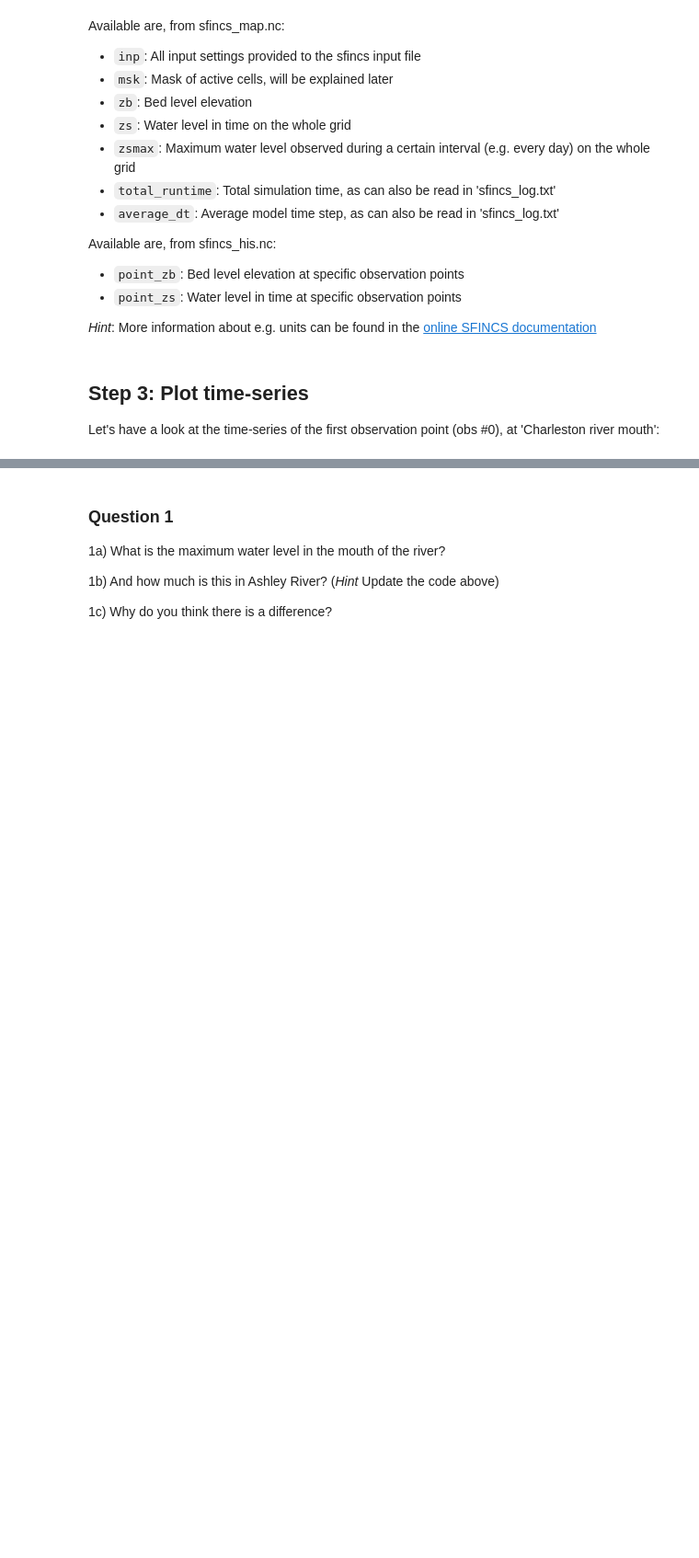
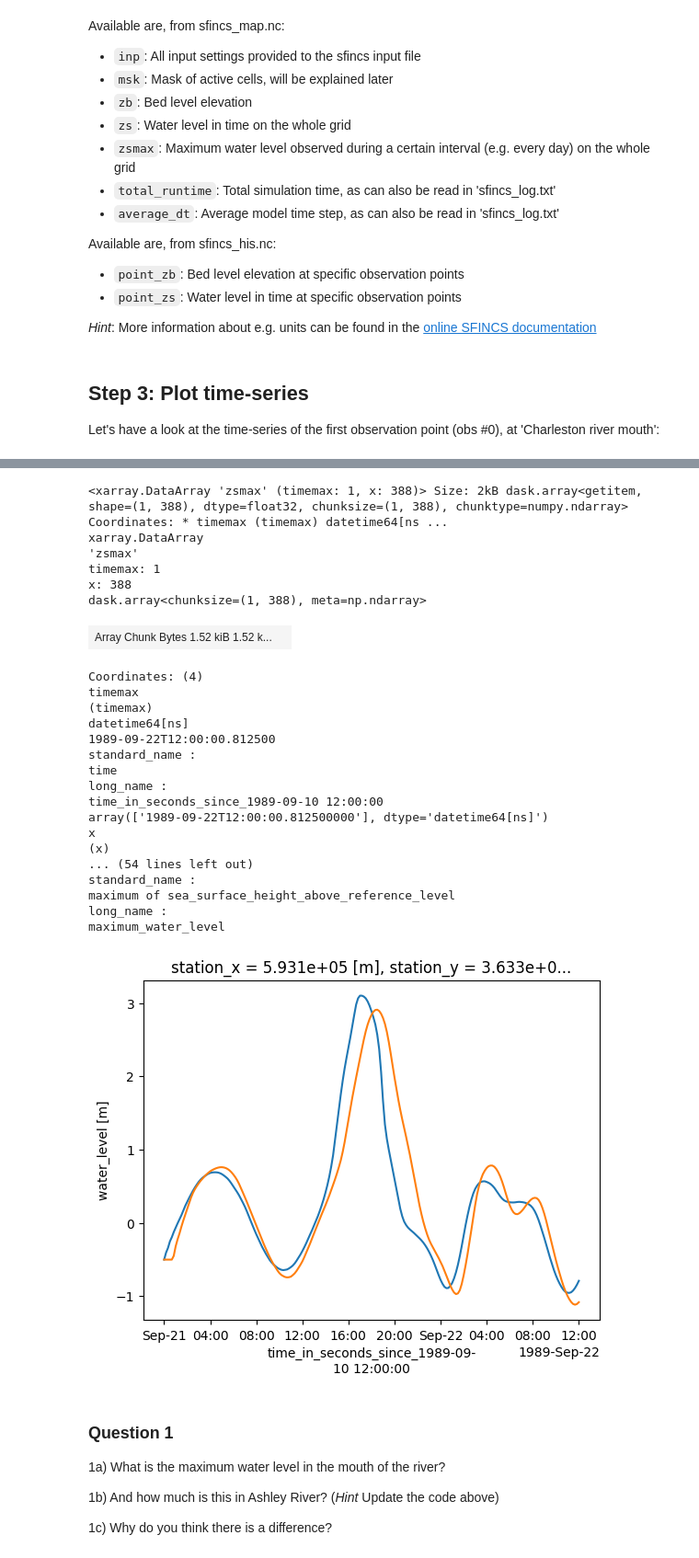
Before and after one commit to sd-59/Assignment_2_Coastal_flood_hazard_assessment-, a Jupyter notebook: notebooks/02_analyse_your_first_SFINCS_model.ipynb, the cells around one changed output, grey strips where cells are left out. Shown at 92% size. Drawn from its saved outputs; the diff is of its cells as text; code cells hidden in the pictures; blank space fills up the shorter version.

```diff
--- a/notebooks/02_analyse_your_first_SFINCS_model.ipynb
+++ b/notebooks/02_analyse_your_first_SFINCS_model.ipynb
@@ -76,7 +85,36 @@ _ = sf.plot_basemap(variable="dep", bmap="sat")
 # %%
 # FILL IN THE ID OF THE OBSERVATION POINT BASED ON THE PLOT ABOVE
 # bnd_index =  # first observation point
-sf.results["point_zs"][:, bnd_index].plot.line(x="time")
+bnd_index = 4
+sf.results["point_zs"][:, 0].plot.line(x="time")
+sf.results["point_zs"][:, 4].plot.line(x="time")
+sf.results["zsmax"][:, bnd_index]
+# %% [output]
+<xarray.DataArray 'zsmax' (timemax: 1, x: 388)> Size: 2kB dask.array<getitem, shape=(1, 388), dtype=float32, chunksize=(1, 388), chunktype=numpy.ndarray> Coordinates: * timemax (timemax) datetime64[ns ...
+xarray.DataArray
+'zsmax'
+timemax: 1
+x: 388
+dask.array<chunksize=(1, 388), meta=np.ndarray>
+| Array Chunk Bytes 1.52 kiB 1.52 k... |  |
+Coordinates: (4)
+timemax
+(timemax)
+datetime64[ns]
+1989-09-22T12:00:00.812500
+standard_name :
+time
+long_name :
+time_in_seconds_since_1989-09-10 12:00:00
+array(['1989-09-22T12:00:00.812500000'], dtype='datetime64[ns]')
+x
+(x)
+... (54 lines left out)
+standard_name :
+maximum of sea_surface_height_above_reference_level
+long_name :
+maximum_water_level
+[figure, added]
 # %% [markdown]
 ### Question 1
 
```
Also changed, not shown: parts of 6 cells of this notebook.
